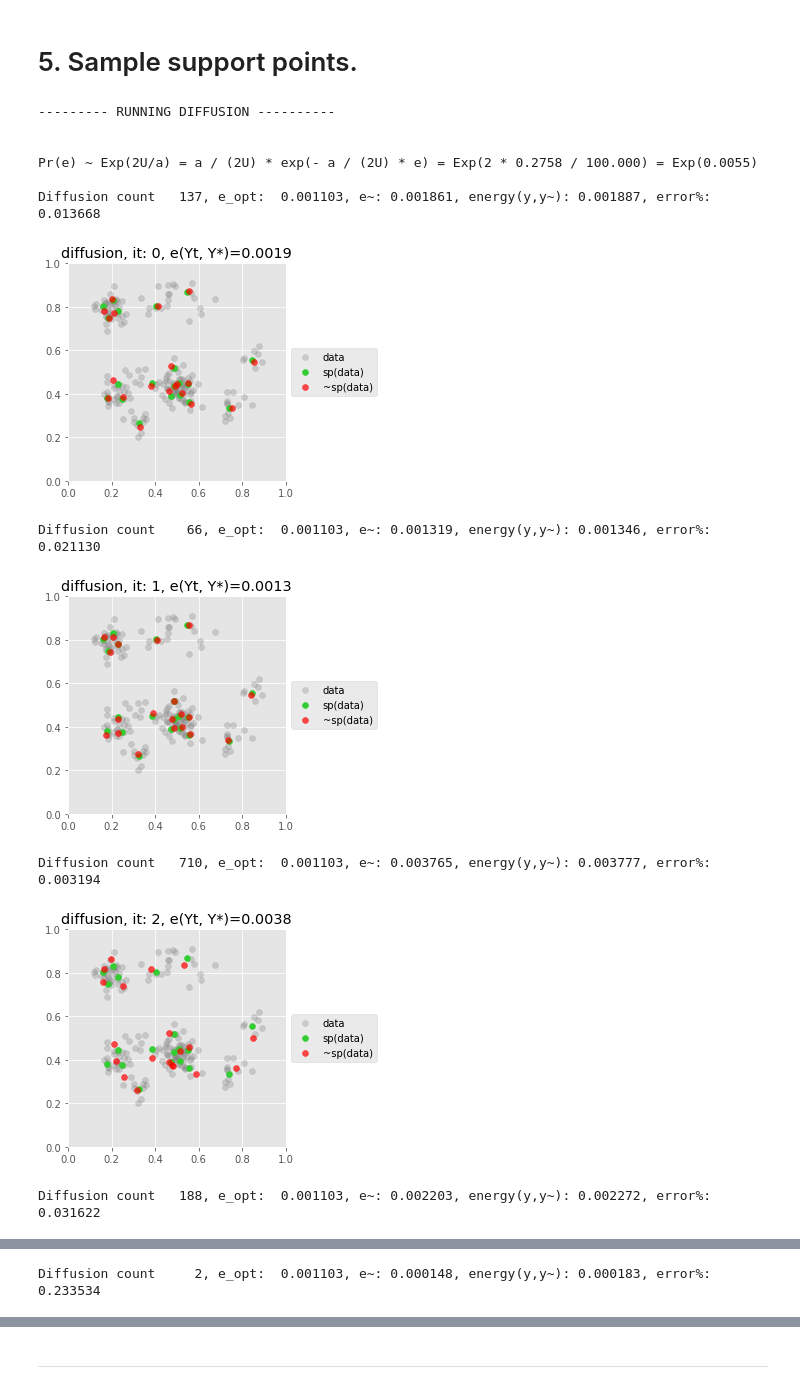
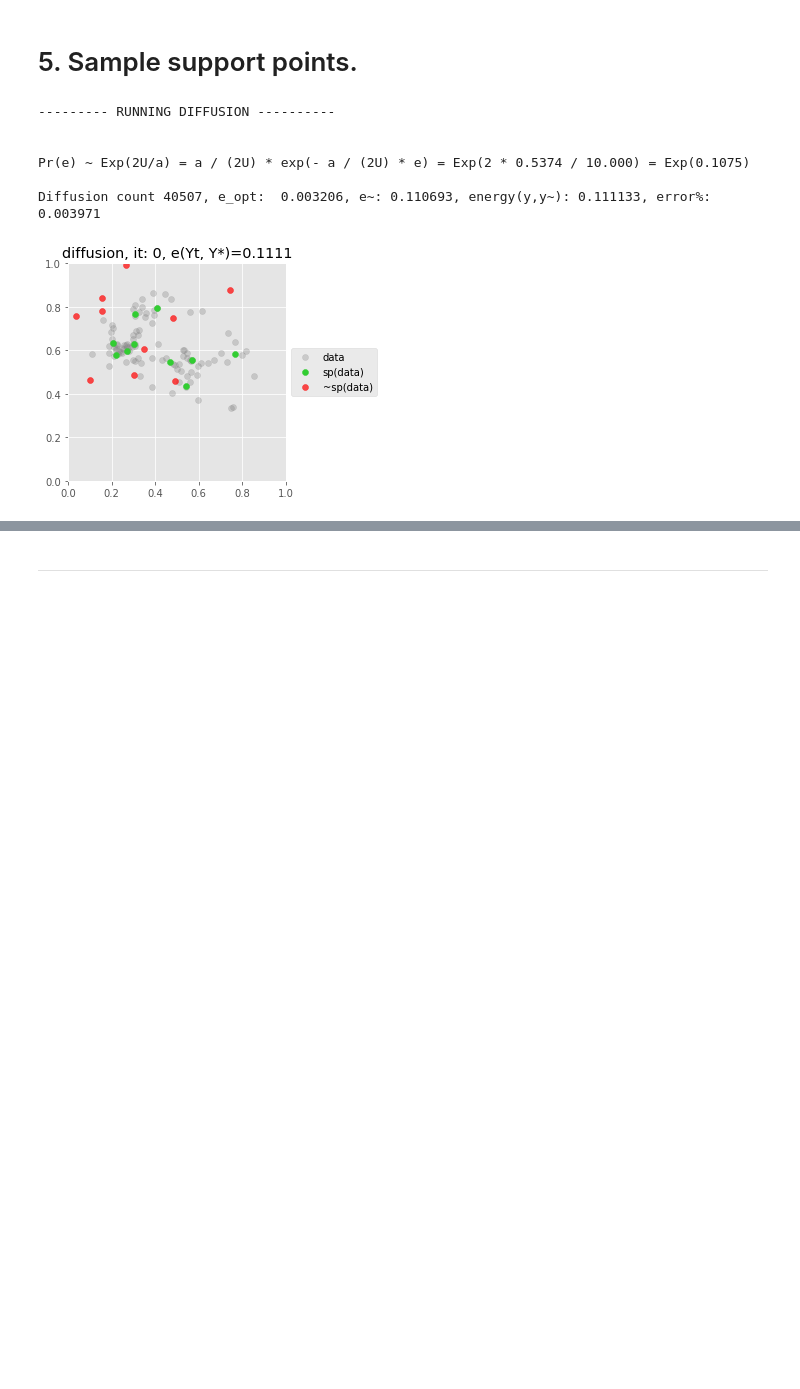
Before and after one commit to diesendruck/pv, a Jupyter notebook: mv_sp_privacy/src/sp_privacy.ipynb, the cells around one changed output, grey strips where cells are left out. Drawn from its saved outputs; the diff is of its cells as text; code cells hidden in the pictures; blank space fills up the shorter version.

```diff
--- a/mv_sp_privacy/src/sp_privacy.ipynb
+++ b/mv_sp_privacy/src/sp_privacy.ipynb
@@ -51,11 +51,11 @@ MAX_ITER = 301                   # Num iterations in each support point optimiza
 LR = 1e-2                        # Energy optimization learning rate. [1e-2]
 
 ENERGY_POWER = 2.                # Power for energy distance kernel.
-ALPHA = 100                       # Differential privacy level.
-M = 200                          # Number of data points.
-N = 20                           # Number of support points.
+ALPHA = 10                        # Differential privacy level.
+M = 100                          # Number of data points.
+N = 10                            # Number of support points.
 DIM = 2                          # Dimension of data.
-STEP_SIZE = 5e-4                 # Diffusion and MH step sizes.
+STEP_SIZE = 1e-3                 # Diffusion and MH step sizes.
 NUM_Y_TILDES = 500               # Number of samples of support points.
 # %% [markdown]
 ___
@@ -116,8 +116,8 @@ ___
 # %%
 # Define energy sensitivity for Exponential Mechanism.
 # OLD: energy_sensitivity = 2 * DIM ** (1. / ENERGY_POWER) / N ** 2
-energy_sensitivity = 2 * DIM ** (1. / ENERGY_POWER) / N + 2 * DIM ** (1. / ENERGY_POWER) * (N - 1) / N ** 2
-print(('Laplace(2 * U / alpha) = Laplace(2 * {:.4f} / {:.2f}) '
-       '= Laplace({:.3f})').format(energy_sensitivity, ALPHA,
-                                   2. * energy_sensitivity / ALPHA))
+energy_sensitivity = 2 * DIM ** (1. / ENERGY_POWER) * (2 * N - 1) / N ** 2
+print(('Exp(2 * U / alpha) = Exp(2 * {:.4f} / {:.2f}) '
+       '= Exp({:.3f})').format(energy_sensitivity, ALPHA,
+                               2. * energy_sensitivity / ALPHA))
 # %% [output]
@@ -129,37 +129,32 @@ ___
 # %%
 # Sampling parameters.
 STEP_SIZE = 1e-3
-NUM_Y_TILDES = 100
+NUM_Y_TILDES = 1
 
 RUN_MH = 0
 RUN_DIFFUSION = 1
 PLOT = 1
 
 if RUN_MH:
     METHOD = 'mh'
     print('\n\n--------- RUNNING {} ----------\n'.format(METHOD.upper()))
     (y_tildes_mh,
      energies_mh) = sample_sp_exp_mech(e_opt, energy_sensitivity, x, y_opt,
                                        METHOD, STEP_SIZE, NUM_Y_TILDES,
                                        alpha=ALPHA)
 
 if RUN_DIFFUSION:
     METHOD = 'diffusion'
     print('\n\n--------- RUNNING {} ----------\n'.format(METHOD.upper()))
     (y_tildes_diffusion,
      energies_diffusion) = sample_sp_exp_mech(e_opt, energy_sensitivity, x, y_opt,
                                               METHOD, STEP_SIZE, NUM_Y_TILDES,
                                               alpha=ALPHA)
 # %% [output]
 --------- RUNNING DIFFUSION ----------
 
 
-Pr(e) ~ Exp(2U/a) = a / (2U) * exp(- a / (2U) * e) = Exp(2 * 0.2758 / 100.000) = Exp(0.0055)
+Pr(e) ~ Exp(2U/a) = a / (2U) * exp(- a / (2U) * e) = Exp(2 * 0.5374 / 10.000) = Exp(0.1075)
 
-Diffusion count   137, e_opt:  0.001103, e~: 0.001861, energy(y,y~): 0.001887, error%: 0.013668
+Diffusion count 40507, e_opt:  0.003206, e~: 0.110693, energy(y,y~): 0.111133, error%: 0.003971
-[figure, old version]
+[figure, new version]
-Diffusion count    66, e_opt:  0.001103, e~: 0.001319, energy(y,y~): 0.001346, error%: 0.021130
-[figure, removed]
-Diffusion count   710, e_opt:  0.001103, e~: 0.003765, energy(y,y~): 0.003777, error%: 0.003194
-[figure, removed]
-Diffusion count   188, e_opt:  0.001103, e~: 0.002203, energy(y,y~): 0.002272, error%: 0.031622
@@ -167 +160,0 @@ Diffusion count   188, e_opt:  0.001103, e~: 0.002203, energy(y,y~): 0.002272, e
-Diffusion count     2, e_opt:  0.001103, e~: 0.000148, energy(y,y~): 0.000183, error%: 0.233534
```
Also changed, not shown: parts of 11 cells of this notebook, 2 other files.
